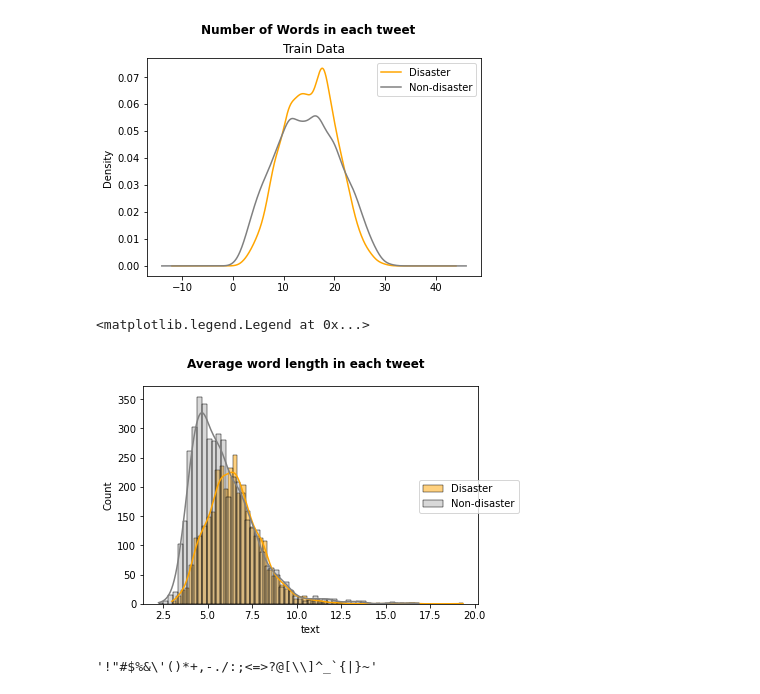
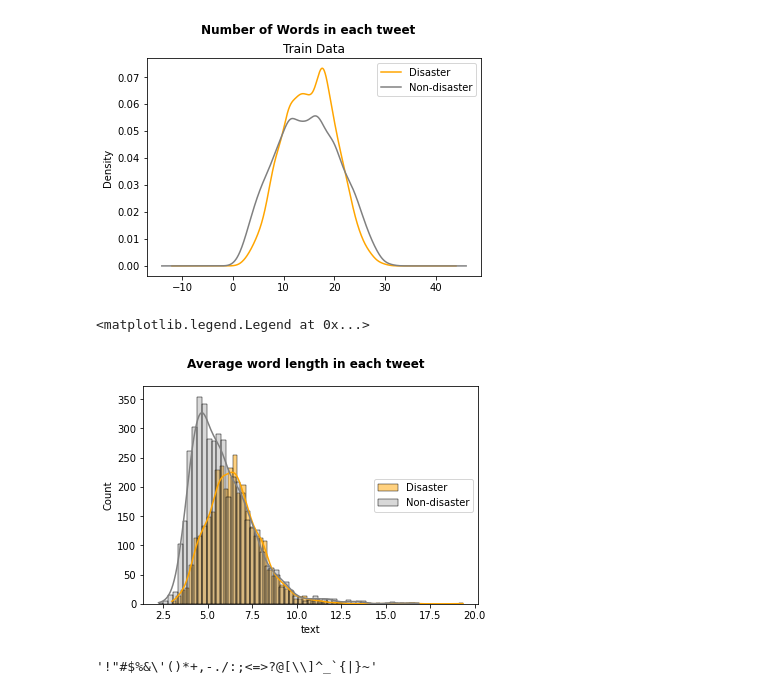
Before and after one commit to raissalohanna/DataLab-FinalProject, a Jupyter notebook: NLP Tweet Disaster.ipynb, the cells around one changed output. Cells and saved outputs as stored; diff of their text form; code cells hidden in the pictures.

```diff
--- a/NLP Tweet Disaster.ipynb
+++ b/NLP Tweet Disaster.ipynb
@@ -179,17 +179,17 @@ ax.legend(['Disaster', 'Non-disaster'])
 # %%
 fig5, ax = plt.subplots()
 fig5.figsize=(12,5)
 fig5.suptitle('Average word length in each tweet', weight='bold')
 
 each_words_len = train_data.query("target==1").text.str.split().map(lambda x: [len(i) for i in x])
 sns.histplot(each_words_len.map(lambda x: np.mean(x)), kde=True, ax=ax, color="orange", label='Disaster');
 
 each_words_len = train_data.query("target==0").text.str.split().map(lambda x: [len(i) for i in x])
 sns.histplot(each_words_len.map(lambda x: np.mean(x)), kde=True, ax=ax, color='gray', alpha=0.3,  label='Non-disaster');
-fig5.legend(loc='center right')
+ax.legend(loc='right')
 # %% [output]
 <matplotlib.legend.Legend at 0x...>
-[figure, old version]
+[figure, new version]
 # %%
 string.punctuation
 # %% [output]
```
Also changed, not shown: parts of 115 cells of this notebook.
